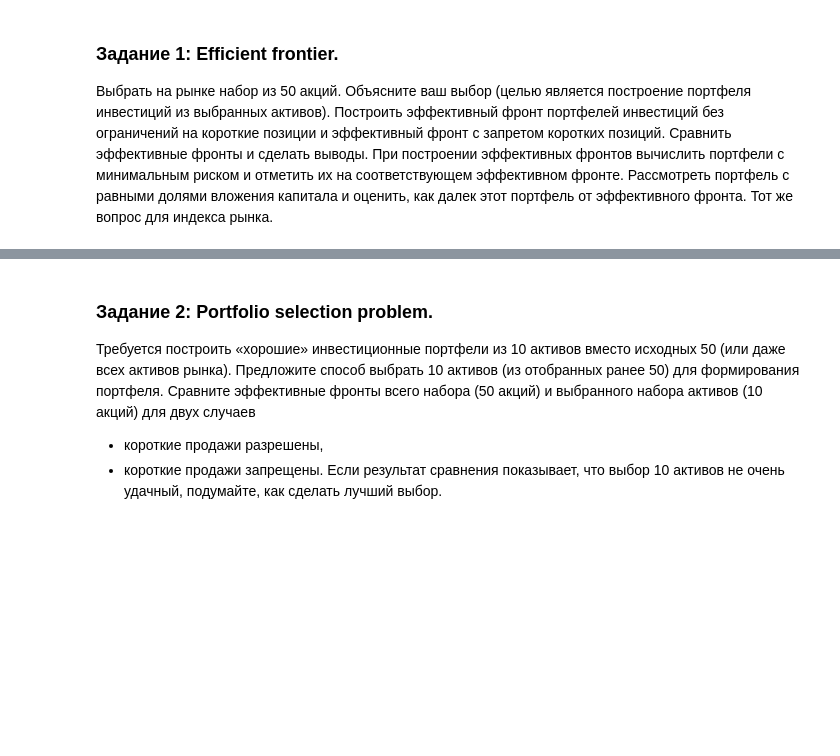
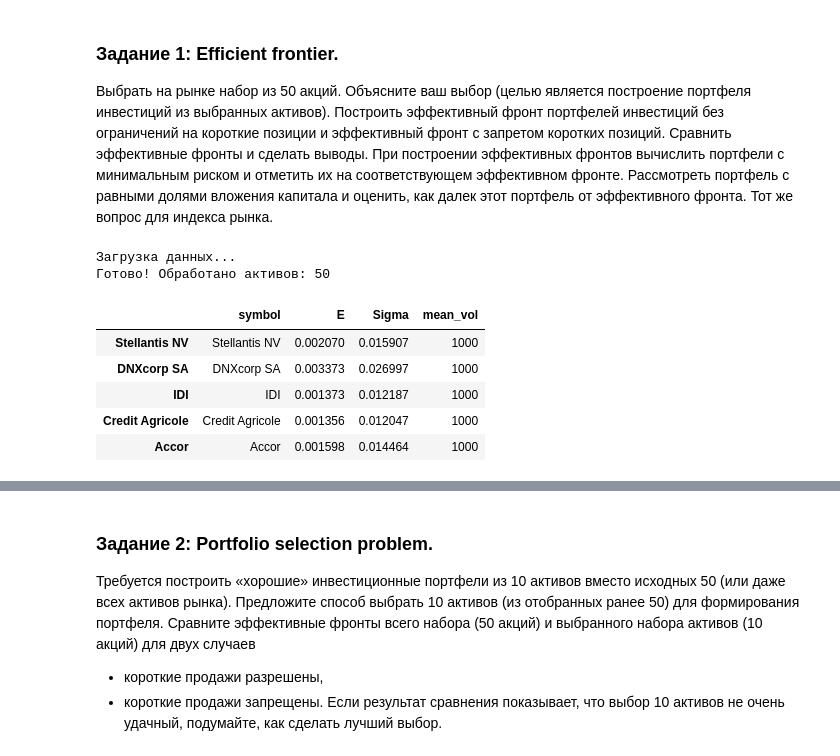
Before and after one commit to DmitriyHSE/Optimal-investment-portfolios, a Jupyter notebook: НИС_ДЗ_2.ipynb, the cells around one changed output, grey strips where cells are left out. Saved outputs shown, nothing was run; the diff lists cells and outputs as text; code cells hidden in the pictures; blank space fills up the shorter version.

```diff
--- a/НИС_ДЗ_2.ipynb
+++ b/НИС_ДЗ_2.ipynb
@@ -25,0 +27,49 @@ cac = pd.read_csv("/content/CAC40.csv")
+# %%
+# Функция для "умного" чтения ваших файлов
+def load_and_clean(filename):
+    df = pd.read_csv(filename, sep=';')
+    # Берем только первые 10 символов даты (01.01.2023) и конвертируем
+    df.iloc[:, 0] = df.iloc[:, 0].astype(str).str.extract(r'(\d{2}\.\d{2}\.\d{4})')[0]
+    df['Date'] = pd.to_datetime(df.iloc[:, 0], dayfirst=True, errors='coerce')
+    df = df.set_index('Date').dropna(how='all')
+
+    # Превращаем строки с запятыми в числа
+    for col in df.columns:
+        if df[col].dtype == object:
+            df[col] = df[col].str.replace(',', '.').astype(float)
+    return df.select_dtypes(include=[np.number])
+
+# 1. Загрузка данных
+print("Загрузка данных...")
+stocks_df = load_and_clean("french_stocks_50.csv") # 50 акций
+market_df = load_and_clean("CAC40.csv")            # Индекс CAC40
+
+# 2. Расчет доходностей (Log Returns)
+# Для акций
+returns_50 = np.log(stocks_df / stocks_df.shift(1)).dropna()
+# Для индекса (берем первую колонку)
+market_ret = np.log(market_df.iloc[:, 0] / market_df.iloc[:, 0].shift(1)).dropna()
+
+# 3. Сбор общей статистики (stock_stat) как в примере
+# Создаем DataFrame для хранения E (доходность) и Sigma (риск) каждой акции
+stock_stat = pd.DataFrame(columns=['symbol', 'E', 'Sigma', 'mean_vol'])
+
+for symbol in returns_50.columns:
+    stock_stat.loc[symbol] = [
+        symbol,
+        returns_50[symbol].mean(),
+        returns_50[symbol].std(),
+        1000 # Ставим условный объем, так как в файле его нет (нужно для размера точек на графике)
+    ]
+
+print(f"Готово! Обработано активов: {len(stock_stat)}")
+stock_stat.head()
+# %% [output]
+Загрузка данных...
+Готово! Обработано активов: 50
+|  | symbol | E | Sigma | mean_vol |
+| Stellantis NV | Stellantis NV | 0.002070 | 0.015907 | 1000 |
+| DNXcorp SA | DNXcorp SA | 0.003373 | 0.026997 | 1000 |
+| IDI | IDI | 0.001373 | 0.012187 | 1000 |
+| Credit Agricole | Credit Agricole | 0.001356 | 0.012047 | 1000 |
+| Accor | Accor | 0.001598 | 0.014464 | 1000 |
```
Also changed, not shown: parts of 6 cells of this notebook.
